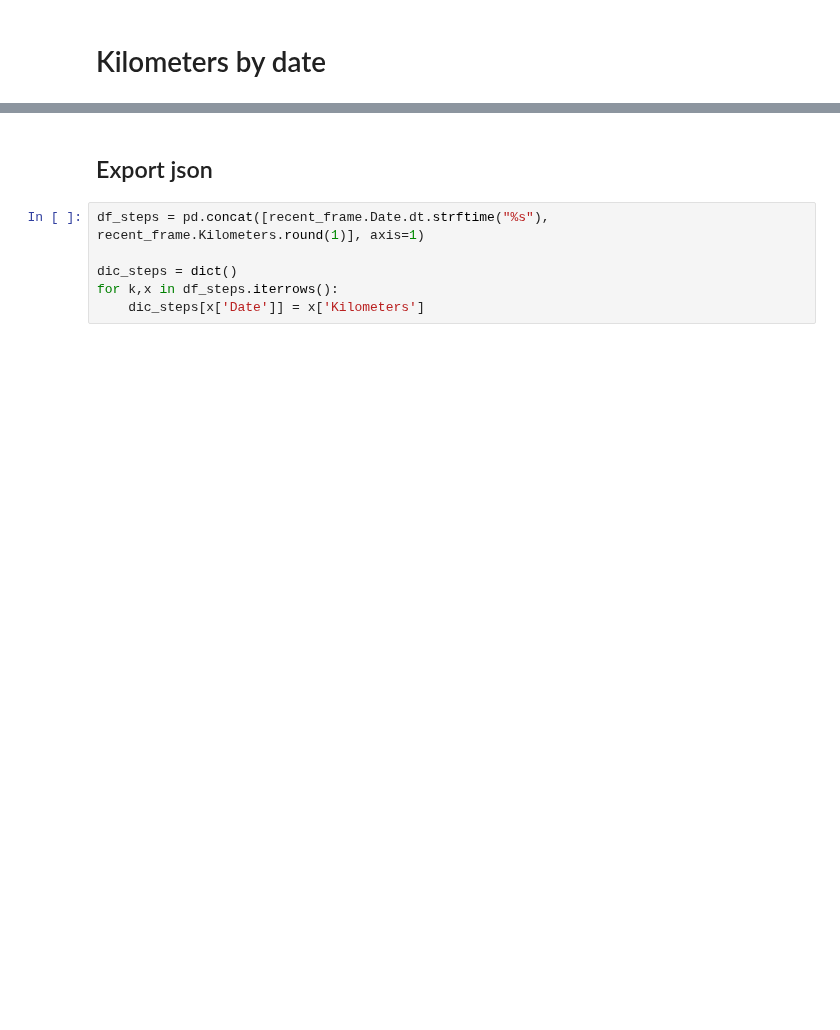
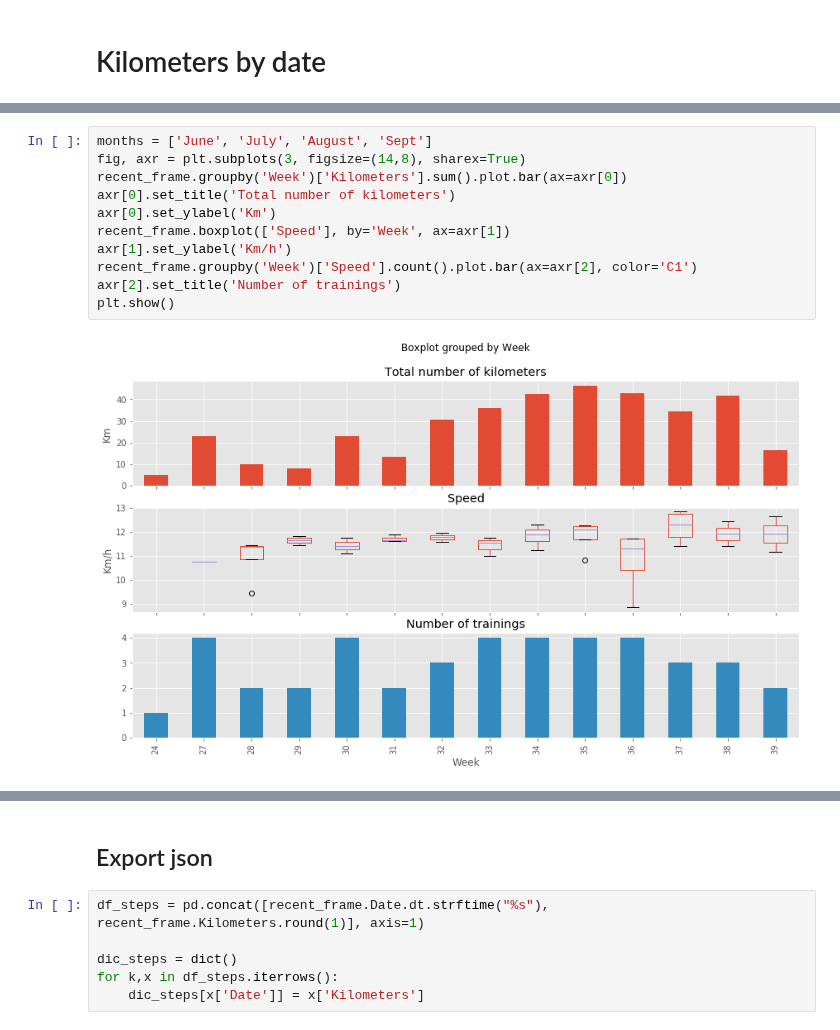
Before and after one commit to cristianpb/cristianpb.github.io, a Jupyter notebook: images/runner-up/04-Multiple_Trainning.ipynb, the cells around one changed output, grey strips where cells are left out. Drawn from its saved outputs; the diff is of its cells as text; blank space fills up the shorter version.

```diff
--- a/images/runner-up/04-Multiple_Trainning.ipynb
+++ b/images/runner-up/04-Multiple_Trainning.ipynb
@@ -145,0 +125,13 @@ plt.show()
+# %%
+months = ['June', 'July', 'August', 'Sept']
+fig, axr = plt.subplots(3, figsize=(14,8), sharex=True)
+recent_frame.groupby('Week')['Kilometers'].sum().plot.bar(ax=axr[0])
+axr[0].set_title('Total number of kilometers')
+axr[0].set_ylabel('Km')
+recent_frame.boxplot(['Speed'], by='Week', ax=axr[1])
+axr[1].set_ylabel('Km/h')
+recent_frame.groupby('Week')['Speed'].count().plot.bar(ax=axr[2], color='C1')
+axr[2].set_title('Number of trainings')
+plt.show()
+# %% [output]
+[figure, added]
```
Also changed, not shown: parts of 28 cells of this notebook, 2 other files.
